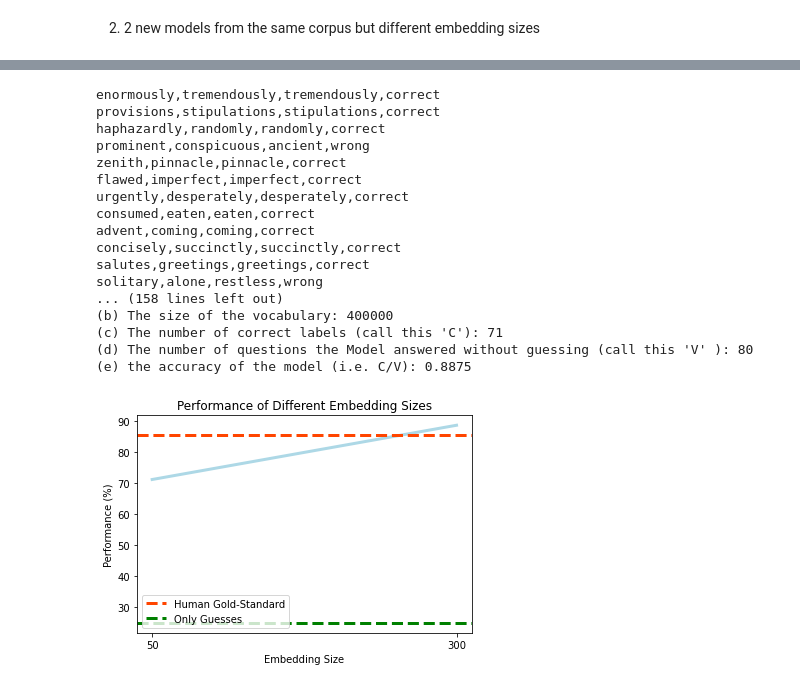
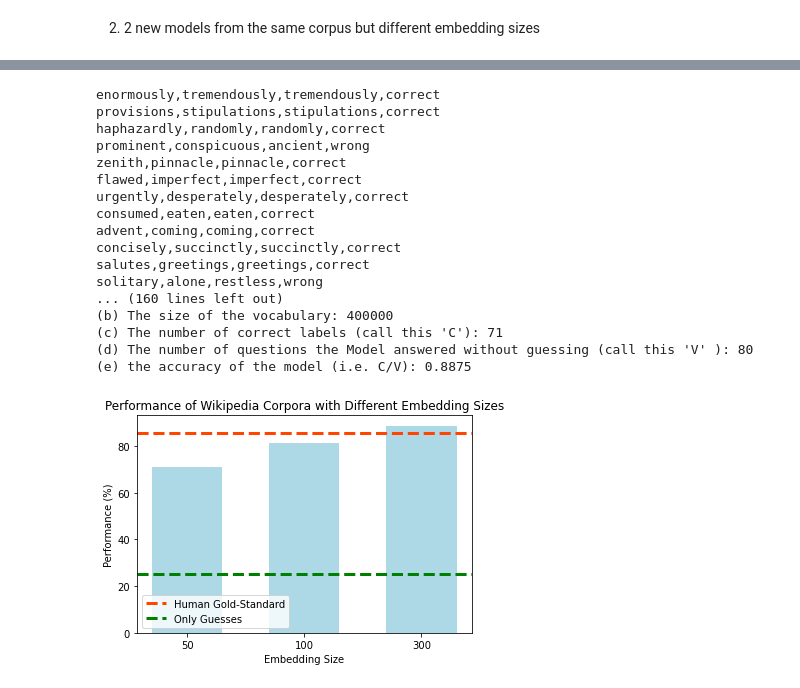
Before and after one commit to comp472-bots/mini-project-3, a Jupyter notebook: mini-project-3.ipynb, the cells around one changed output, grey strips where cells are left out. Drawn from its saved outputs; the diff is of its cells as text; code cells hidden in the pictures.

Commit message:
Added bar chart for all models

```diff
--- a/mini-project-3.ipynb
+++ b/mini-project-3.ipynb
@@ -287,7 +285,7 @@ model_word2vec_glove_wiki_300 = api.load("glove-wiki-gigaword-300")
 performance_wiki_50 = compute_synonyms(model_word2vec_glove_wiki_50, "glove-wiki-gigaword-50")
 performance_wiki_300 = compute_synonyms(model_word2vec_glove_wiki_300, "glove-wiki-gigaword-300")
 
-performances_embedding_list = [performance_wiki_50, performance_wiki_300]
+performances_embedding_list = [performance_wiki_50,performance_wiki_100,performance_wiki_300]
 # %% [output]
 enormously,tremendously,tremendously,correct
 provisions,stipulations,stipulations,correct
@@ -301,7 +299,7 @@ advent,coming,coming,correct
 concisely,succinctly,succinctly,correct
 salutes,greetings,greetings,correct
 solitary,alone,restless,wrong
-... (158 lines left out)
+... (160 lines left out)
 (b) The size of the vocabulary: 400000
 (c) The number of correct labels (call this 'C'): 71
 (d) The number of questions the Model answered without guessing (call this 'V' ): 80
@@ -309,17 +307,17 @@ solitary,alone,restless,wrong
 # %%
 # Let's compare the results of models from same corpora but with different embedding size
 
-embedding_size_list = ['50', '300']
+embedding_size_list = ['50','100','300']
 
-# Creating the line chart
-plt.plot(embedding_size_list, performances_embedding_list, color = 'lightblue', linewidth = 3)
+# Creating the bar plot
+plt.bar(embedding_size_list, performances_embedding_list, color = 'lightblue', width = 0.6)
 
 plt.xlabel("Embedding Size")
 plt.ylabel("Performance (%)")
-plt.title("Performance of Different Embedding Sizes")
+plt.title("Performance of Wikipedia Corpora with Different Embedding Sizes")
 plt.axhline(human_standard_perforance, label = 'Human Gold-Standard', color = 'orangered', lw = 3, ls = '--')
 plt.axhline(guess_performance, label = 'Only Guesses', color = 'green', lw = 3, ls = '--')
 plt.legend(loc = 'lower left')
 plt.show()
 # %% [output]
-[figure, old version]
+[figure, new version]
```
Also changed, not shown: parts of 4 cells of this notebook, 3 other files.
